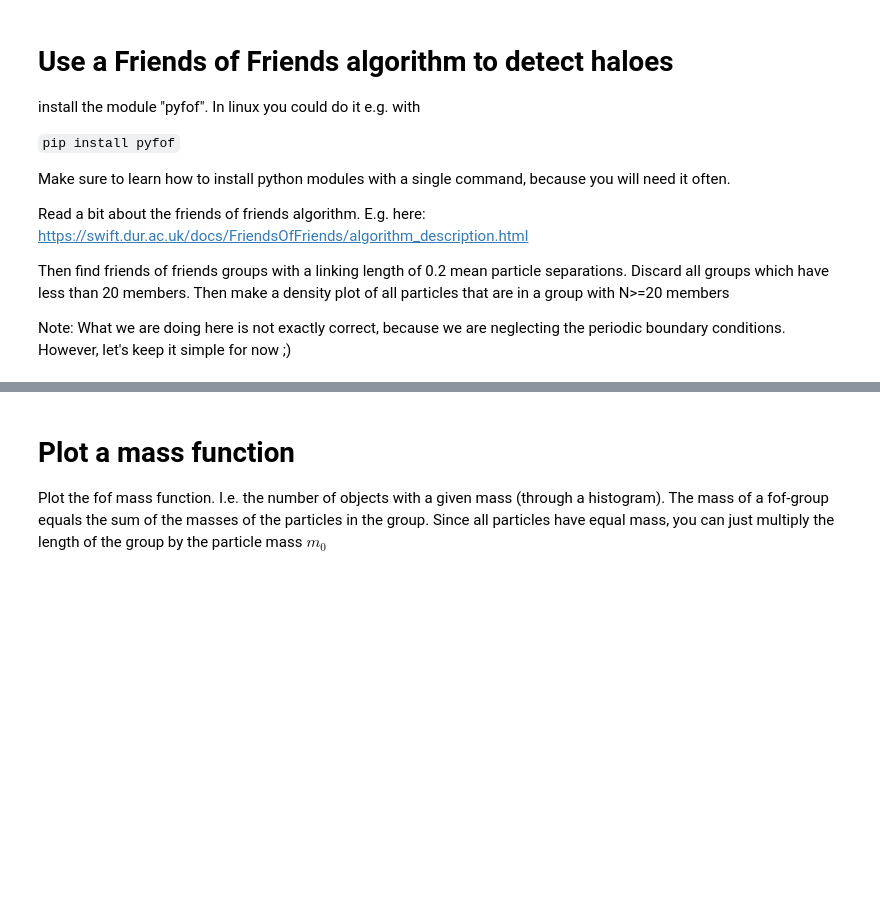
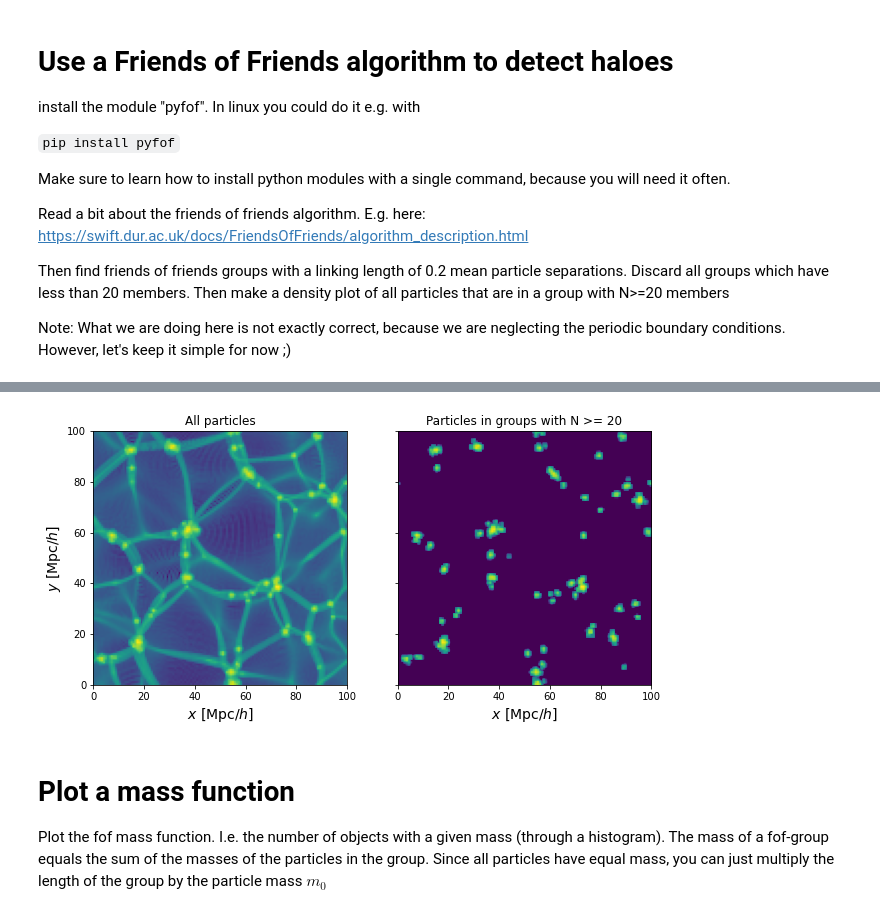
Before and after one commit to mpelleje/2D_Nbody_sim_python, a Jupyter notebook: notebooks/tutorials/solutions/solution_haloes.ipynb, the cells around one changed output, grey strips where cells are left out. Saved outputs shown, nothing was run; the diff lists cells and outputs as text; code cells hidden in the pictures; blank space fills up the shorter version.

Commit message:
Added haloes tutorial

```diff
--- a/notebooks/tutorials/solutions/solution_haloes.ipynb
+++ b/notebooks/tutorials/solutions/solution_haloes.ipynb
@@ -59,5 +59,5 @@ print(linking_length)
 # %%
-res = pyfof.friends_of_friends(sim.part["pos"].reshape(-1,3)[...,0:2], linking_length)
+res = pyfof.friends_of_friends(mysim.pos.reshape(-1,2), linking_length)
 # %%
 allids = []
 for igroup,inds_in_group in enumerate(res):
@@ -65,19 +65,21 @@ for igroup,inds_in_group in enumerate(res):
         allids += inds_in_group
 allids = np.array(allids)
 # %%
-mypfield1 = minisim.potential.PM2DPotentialField(256, 100., vec3d=True)
-mypfield1.deposit(sim.part["pos"][...,0:2].reshape(-1,2), sim.part["mass"].reshape(-1))
-mypfield2 = minisim.potential.PM2DPotentialField(256, 100., vec3d=True)
-mypfield2.deposit(sim.part["pos"][...,0:2].reshape(-1,2)[allids], sim.part["mass"].flat[allids])
+rho1 = sim.sim.deposit2d(mysim.pos, 128, myic.L, mode="cic")
+rho2 = sim.sim.deposit2d(mysim.pos.reshape(-1,2)[allids], 128, myic.L, mode="cic")
 
 fig, axs = plt.subplots(1,2, figsize=(10,5),sharey=True)
-axs[0].imshow(np.clip(mypfield1.rhogrid / np.mean(mypfield1.rhogrid), 1e-2, None).T, origin="lower", norm = LogNorm(vmin=1e-2, vmax=1e2), extent=[0,100.,0.,100.])
-axs[1].imshow(np.clip(mypfield2.rhogrid / np.mean(mypfield1.rhogrid), 1e-2, None).T, origin="lower", norm = LogNorm(vmin=1e-2, vmax=1e2), extent=[0,100.,0.,100.])
+axs[0].imshow(np.clip(rho1 / np.mean(rho1), 1e-2, None).T, origin="lower", norm = LogNorm(vmin=1e-2, vmax=1e2), extent=[0,100.,0.,100.])
+axs[1].imshow(np.clip(rho2 / np.mean(rho1), 1e-2, None).T, origin="lower", norm = LogNorm(vmin=1e-2, vmax=1e2), extent=[0,100.,0.,100.])
 axs[0].set_title("All particles")
 axs[1].set_title("Particles in groups with N >= 20");
 for ax in axs:
     ax.set_xlabel(r"$x$ [Mpc/$h$]", fontsize=14)
 axs[0].set_ylabel(r"$y$ [Mpc/$h$]", fontsize=14)
+
+plt.savefig("img/haloes_versus_particles.png", bbox_inches="tight")
+# %% [output]
+[figure, added]
 # %% [markdown]
 # Plot a mass function
 Plot the fof mass function. I.e. the number of objects with a given mass (through a histogram). The mass of a fof-group equals the sum of the masses of the particles in the group. Since all particles have equal mass, you can just multiply the length of the group by the particle mass $m_0$
```
Also changed, not shown: parts of 12 cells of this notebook, 5 other files.
